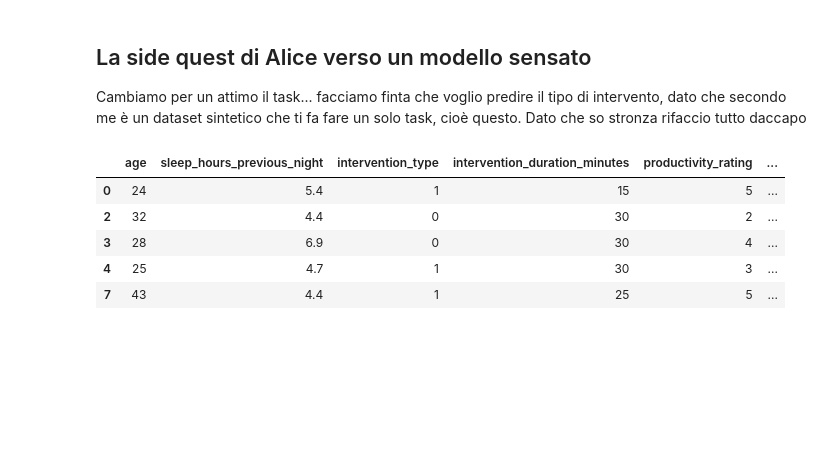
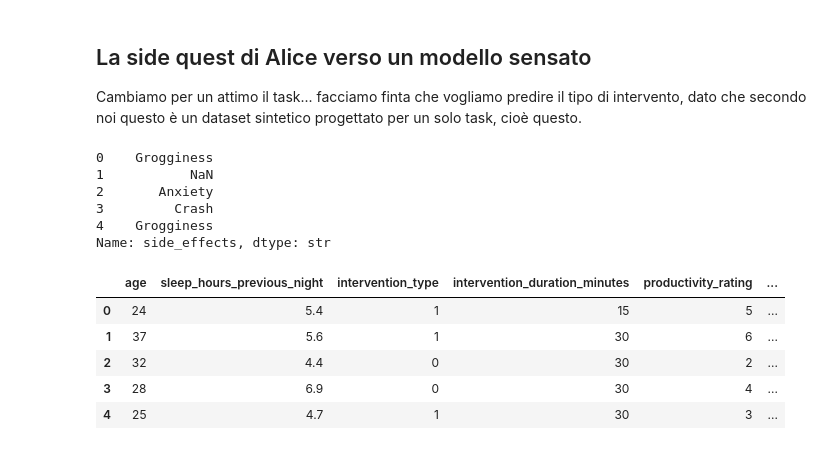
Before and after one commit to Grimino27/PDAI_Project, a Jupyter notebook: scripts/Intervention_Type_Model.ipynb, the cells around one changed output. Drawn from its saved outputs; the diff is of its cells as text; code cells hidden in the pictures; blank space fills up the shorter version.

```diff
--- a/scripts/Intervention_Type_Model.ipynb
+++ b/scripts/Intervention_Type_Model.ipynb
@@ -1,37 +1,50 @@
 # %% [markdown]
 ## La side quest di Alice verso un modello sensato
 
-Cambiamo per un attimo il task... facciamo finta che voglio predire il tipo di intervento, dato che secondo me è un dataset sintetico che ti fa fare un solo task, cioè questo. Dato che so stronza rifaccio tutto daccapo
+Cambiamo per un attimo il task... facciamo finta che vogliamo predire il tipo di intervento, dato che secondo noi questo è un dataset sintetico progettato per un solo task, cioè questo.
 # %%
 from sklearn.preprocessing import LabelEncoder
 from commons import logistic_model_selection, prepare_train_test, plot_confusion_matrix
 import pandas as pd
 import numpy as np
 from sklearn.metrics import classification_report, confusion_matrix
 from matplotlib import pyplot as plt
 import seaborn as sns
 
-from scripts.commons import random_forest_model_selection
+from commons import prepare_train_test, logistic_model_selection, random_forest_model_selection
+from commons import plot_confusion_matrix, plot_logistic_coefficients, plot_feature_importance
 
 df = pd.read_csv('../power_nap_vs_coffee_effectiveness_dataset.csv')
-df = df.drop("participant_id", axis=1)
-df = df.dropna()
 
 #alertness_delta
 df["alertness_delta"] = df["alertness_score_after"] - df["alertness_score_before"]
 df = df.drop(["alertness_score_after", "alertness_score_before"], axis=1)
 
+print(df["side_effects"].head()) # Qui i side_effects sono codificati come Grogginess, NaN, Anxiety, Crash
+
 #encoding: dummies per le categorie non target, 0 e 1 per i tipi di intervento
 df = pd.get_dummies(df, columns=["occupation", "side_effects"])
 le = LabelEncoder()
 df["intervention_type"] = le.fit_transform(df["intervention_type"])
+# elimino l'ID, che non è informativo, ed elimino le righe con i NaN (i "No_side_effects")
+df = df.drop("participant_id",axis=1)
+# Introduco la X per poi poter fare le imputazioni più avanti
+X = df.copy()
+X = df.dropna()
+# X.drop(subset=X["side_effects"]=)
 
 #Controllo se l'intervento ha funzionato
-df.head()
+X.head()
 # %% [output]
+0    Grogginess
+1           NaN
+2       Anxiety
+3         Crash
+4    Grogginess
+Name: side_effects, dtype: str
 |  | age | sleep_hours_previous_night | intervention_type | intervention_duration_minutes | productivity_rating | ... |
 | 0 | 24 | 5.4 | 1 | 15 | 5 | ... |
+| 1 | 37 | 5.6 | 1 | 30 | 6 | ... |
 | 2 | 32 | 4.4 | 0 | 30 | 2 | ... |
 | 3 | 28 | 6.9 | 0 | 30 | 4 | ... |
 | 4 | 25 | 4.7 | 1 | 30 | 3 | ... |
-| 7 | 43 | 4.4 | 1 | 25 | 5 | ... |
```
Also changed, not shown: parts of 21 cells of this notebook.
